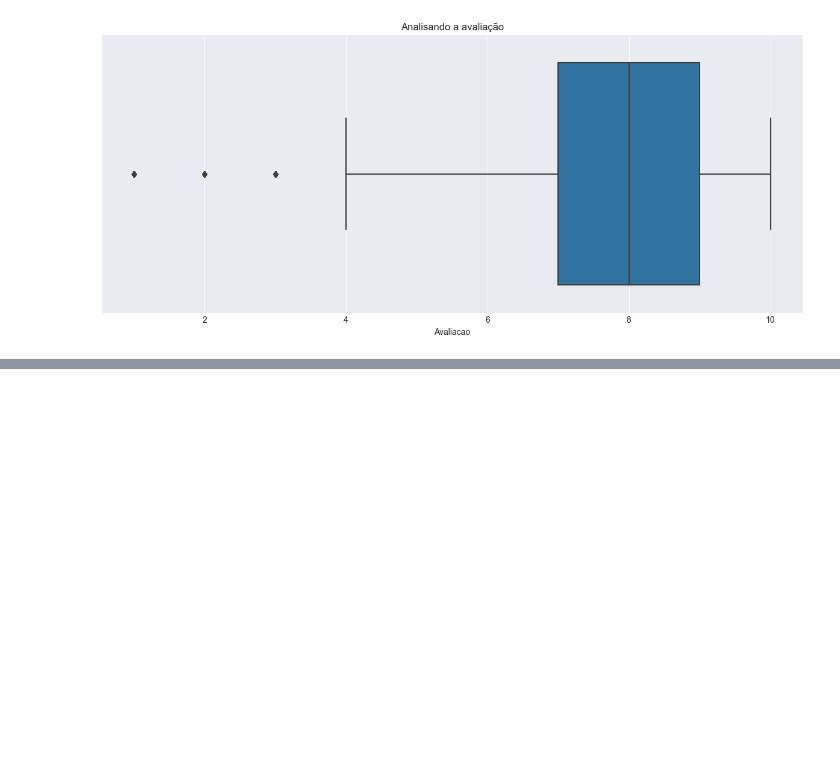
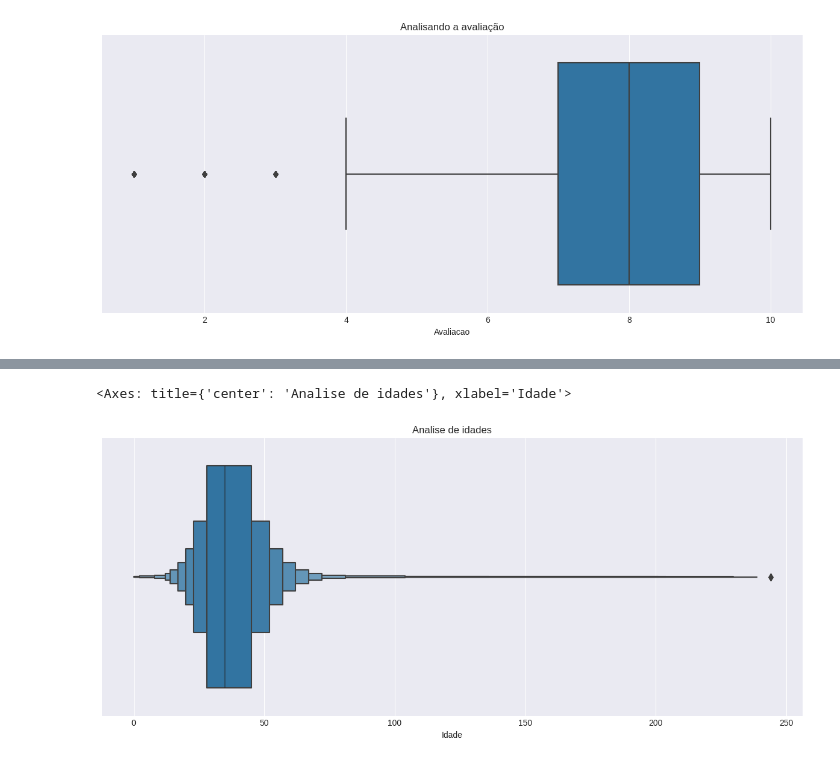
Before and after one commit to williansjaime/sistemaderecomendacaolivro, a Jupyter notebook: codigoRecomendacao.ipynb, the cells around one changed output, grey strips where cells are left out. Saved outputs shown, nothing was run; the diff lists cells and outputs as text; code cells hidden in the pictures; blank space fills up the shorter version.

Commit message:
Finazando a aula de analise

```diff
--- a/codigoRecomendacao.ipynb
+++ b/codigoRecomendacao.ipynb
@@ -344,0 +554,7 @@ sns.boxplot( data=Tab_Cruzada, x='Avaliacao');
+# %%
+# Idade
+plt.title('Analise de idades')
+sns.boxenplot(data=Tab_Cruzada, x='Idade')
+# %% [output]
+<Axes: title={'center': 'Analise de idades'}, xlabel='Idade'>
+[figure, added]
```
Also changed, not shown: parts of 17 cells of this notebook, 1 other file.
